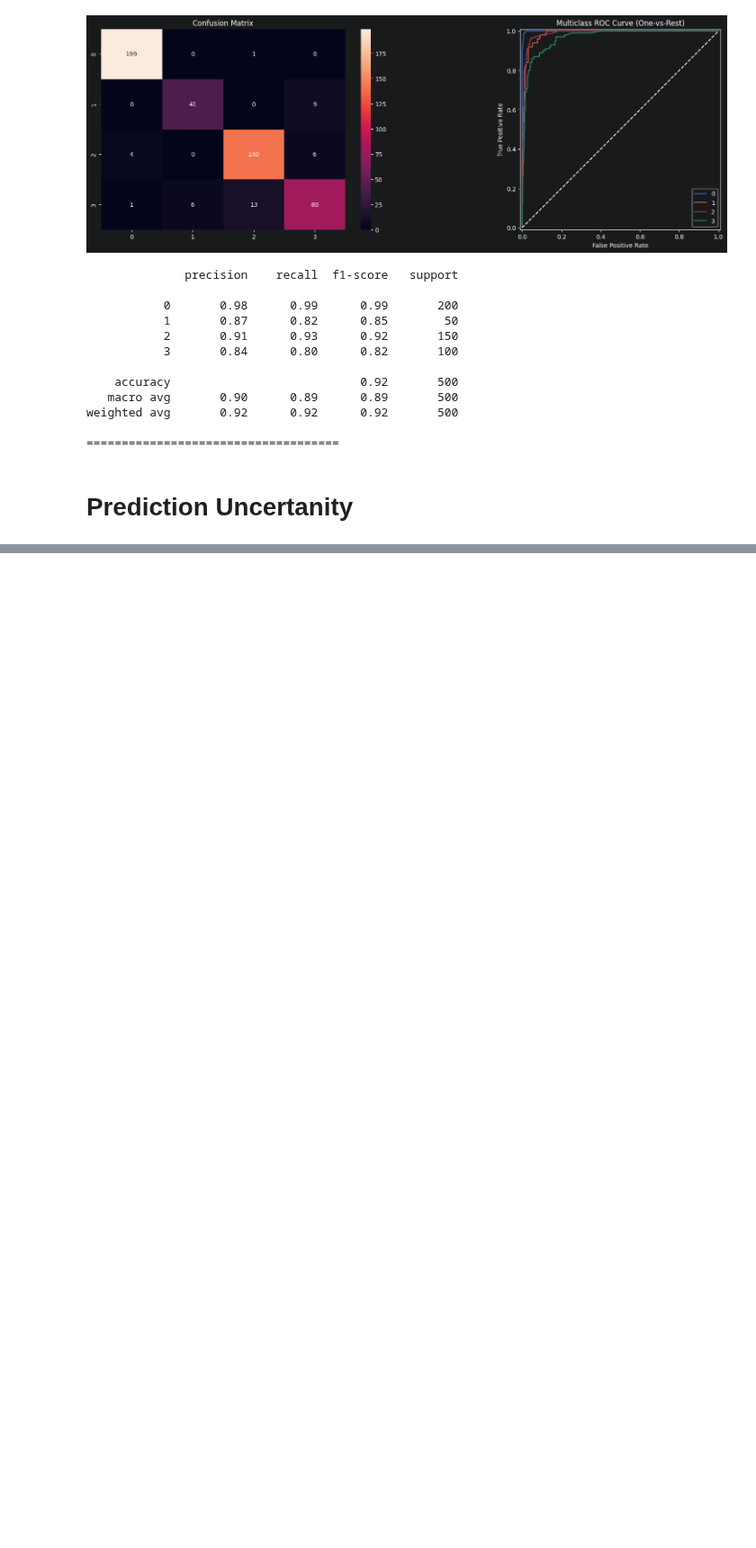
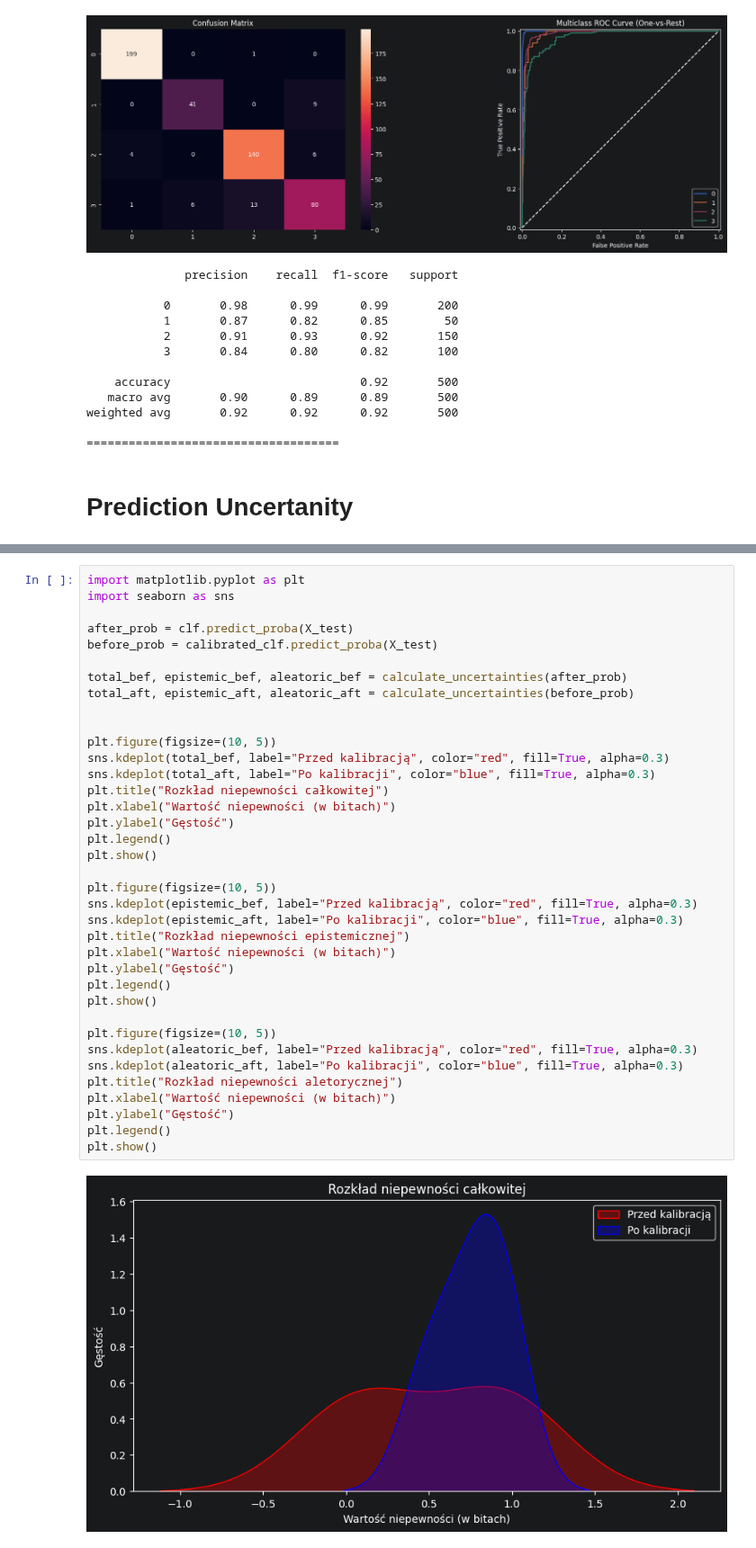
Before and after one commit to xXKeNdAmAmAsTeRXx/Deep_Learning_Labs, a Jupyter notebook: Lab9/4_real_data_calibration.ipynb, the cells around one changed output, grey strips where cells are left out. Shown at 90% size. Cells and saved outputs as stored; diff of their text form; blank space fills up the shorter version.

```diff
--- a/Lab9/4_real_data_calibration.ipynb
+++ b/Lab9/4_real_data_calibration.ipynb
@@ -388,0 +428,39 @@ weighted avg       0.92      0.92      0.92       500
+# %%
+import matplotlib.pyplot as plt
+import seaborn as sns
+
+after_prob = clf.predict_proba(X_test)
+before_prob = calibrated_clf.predict_proba(X_test)
+
+total_bef, epistemic_bef, aleatoric_bef = calculate_uncertainties(after_prob)
+total_aft, epistemic_aft, aleatoric_aft = calculate_uncertainties(before_prob)
+
+
+plt.figure(figsize=(10, 5))
+sns.kdeplot(total_bef, label="Przed kalibracją", color="red", fill=True, alpha=0.3)
+sns.kdeplot(total_aft, label="Po kalibracji", color="blue", fill=True, alpha=0.3)
+plt.title("Rozkład niepewności całkowitej")
+plt.xlabel("Wartość niepewności (w bitach)")
+plt.ylabel("Gęstość")
+plt.legend()
+plt.show()
+
+plt.figure(figsize=(10, 5))
+sns.kdeplot(epistemic_bef, label="Przed kalibracją", color="red", fill=True, alpha=0.3)
+sns.kdeplot(epistemic_aft, label="Po kalibracji", color="blue", fill=True, alpha=0.3)
+plt.title("Rozkład niepewności epistemicznej")
+plt.xlabel("Wartość niepewności (w bitach)")
+plt.ylabel("Gęstość")
+plt.legend()
+plt.show()
+
+plt.figure(figsize=(10, 5))
+sns.kdeplot(aleatoric_bef, label="Przed kalibracją", color="red", fill=True, alpha=0.3)
+sns.kdeplot(aleatoric_aft, label="Po kalibracji", color="blue", fill=True, alpha=0.3)
+plt.title("Rozkład niepewności aletorycznej")
+plt.xlabel("Wartość niepewności (w bitach)")
+plt.ylabel("Gęstość")
+plt.legend()
+plt.show()
+# %% [output]
+[figure, added]
```
Also changed, not shown: parts of 2 cells of this notebook.
